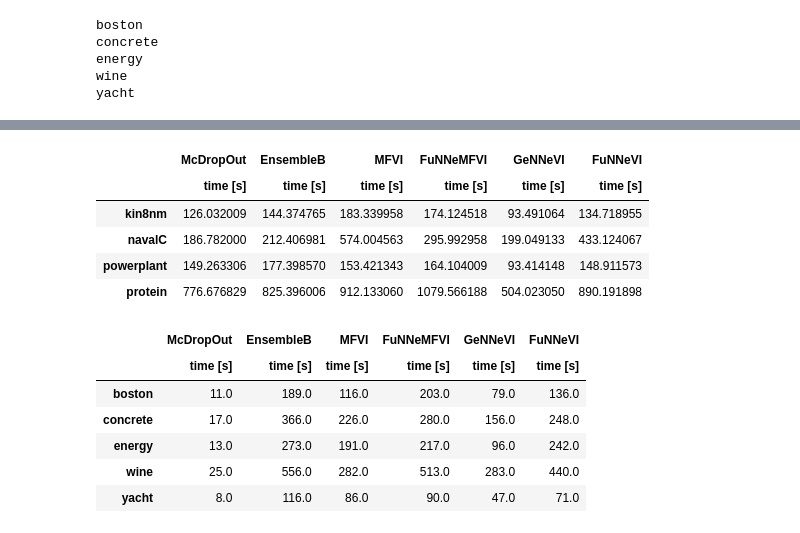
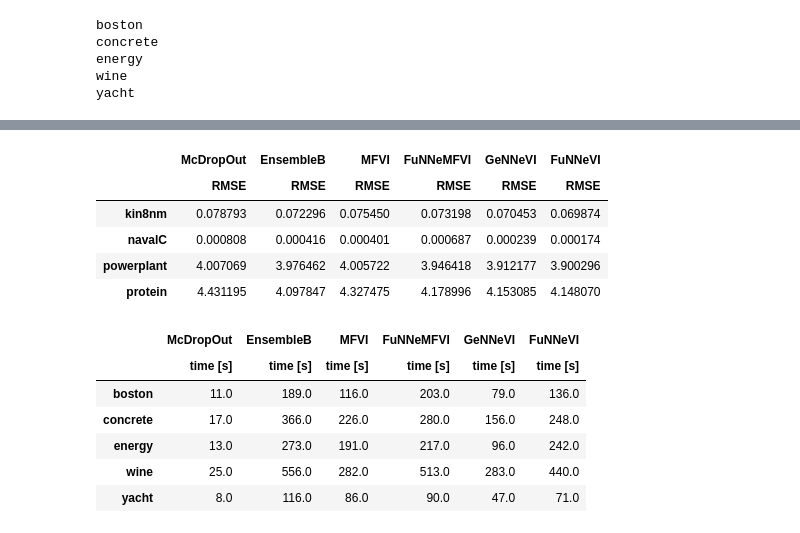
Before and after one commit to yannpequignot/IVISpaces, a Jupyter notebook: Notebooks/NewResults.ipynb, the cells around one changed output, grey strips where cells are left out. Cells and saved outputs as stored; diff of their text form; code cells hidden in the pictures.

```diff
--- a/Notebooks/NewResults.ipynb
+++ b/Notebooks/NewResults.ipynb
@@ -72,36 +77,36 @@ res
 # %%
 methods=['McDropOut','EnsembleB','MFVI','FuNNeMFVI','GeNNeVI','FuNNeVI']#,'FBNN']#'EnsembleB',,'FuNNeVI-GP']#,'FBNN']#['FuNNeVI',]##
-metrics=['time [s]']#['RMSE']#,
+metrics=['RMSE']#['RMSE']#,
 #metrics=['LPP']#['RMSE']##['RMSE']#,'LPP']
 index=pd.MultiIndex.from_product([methods,metrics])#, names=['method', 'metric']
 
 
 # Defining custom function
 # which returns the list for
 # df.style.apply() method
 def boldface_min(s):
     is_min = s == s.min()
     return ['font-weight: bold' if cell else '' for cell in is_min]
 def boldface_max(s):
     is_max = s == s.max()
     return ['font-weight: bold' if cell else '' for cell in is_max]
 
 
 
 #final=res[index].style.apply(boldface_min,subset=[(method,'RMSE') for method in methods], axis=1)
 #final=res[index].style.apply(boldface_max,subset=[(method,'LPP') for method in methods], axis=1)
 #final=res[index]#\
 #
 res[index]
 #final
 #res[index]
 # %% [output]
 |  | McDropOut | EnsembleB | MFVI | FuNNeMFVI | GeNNeVI | FuNNeVI |
-|  | time [s] | time [s] | time [s] | time [s] | time [s] | time [s] |
-| kin8nm | 126.032009 | 144.374765 | 183.339958 | 174.124518 | 93.491064 | 134.718955 |
-| navalC | 186.782000 | 212.406981 | 574.004563 | 295.992958 | 199.049133 | 433.124067 |
-| powerplant | 149.263306 | 177.398570 | 153.421343 | 164.104009 | 93.414148 | 148.911573 |
-| protein | 776.676829 | 825.396006 | 912.133060 | 1079.566188 | 504.023050 | 890.191898 |
+|  | RMSE | RMSE | RMSE | RMSE | RMSE | RMSE |
+| kin8nm | 0.078793 | 0.072296 | 0.075450 | 0.073198 | 0.070453 | 0.069874 |
+| navalC | 0.000808 | 0.000416 | 0.000401 | 0.000687 | 0.000239 | 0.000174 |
+| powerplant | 4.007069 | 3.976462 | 4.005722 | 3.946418 | 3.912177 | 3.900296 |
+| protein | 4.431195 | 4.097847 | 4.327475 | 4.178996 | 4.153085 | 4.148070 |
 # %%
 methods=['McDropOut','EnsembleB','MFVI','FuNNeMFVI','GeNNeVI','FuNNeVI']#,'FBNN']#'EnsembleB',,'FuNNeVI-GP']#,'FBNN']#['FuNNeVI',]##
 metrics=['time [s]']
```
Also changed, not shown: parts of 4 cells of this notebook, 1 other file.
